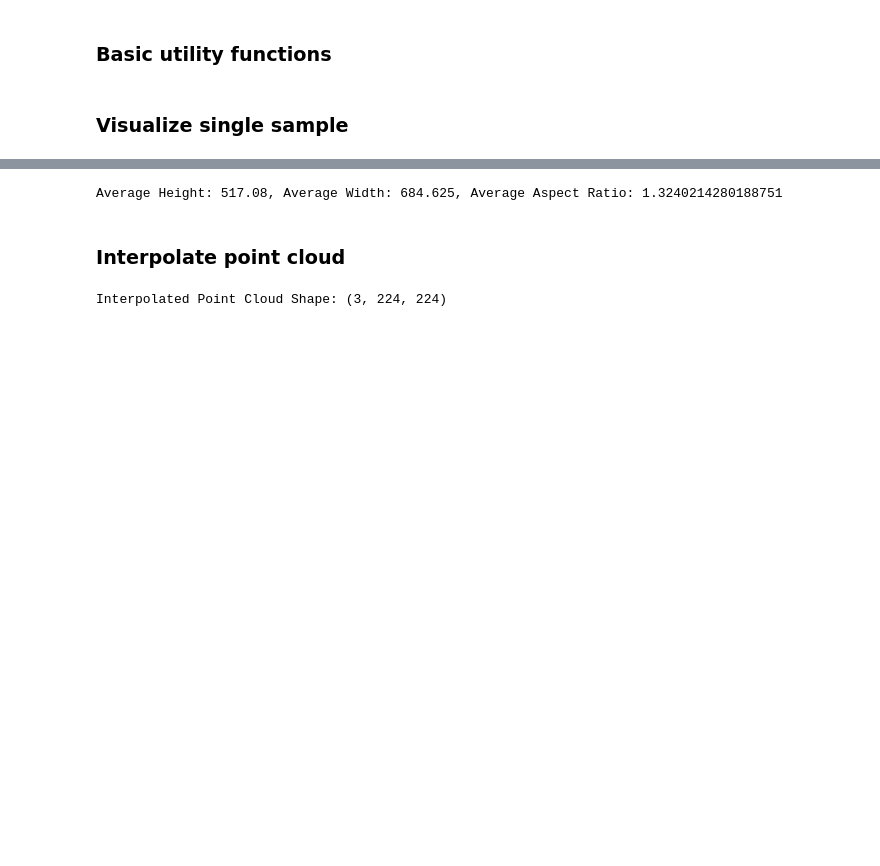
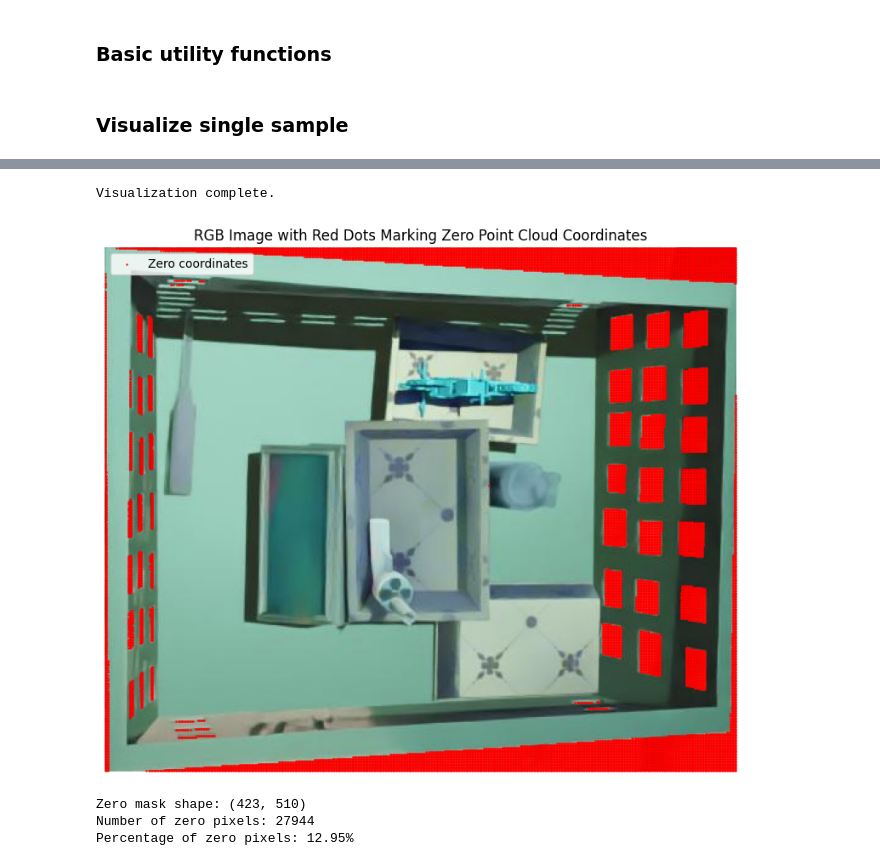
Before and after one commit to havrylovv/vision3d, a Jupyter notebook: data_exploration.ipynb, the cells around one changed output, grey strips where cells are left out. Cells and saved outputs as stored; diff of their text form; code cells hidden in the pictures; blank space fills up the shorter version.

```diff
--- a/data_exploration.ipynb
+++ b/data_exploration.ipynb
@@ -347,27 +217,35 @@ plot_aspect_ratio_histogram(resolutions, bins=20)
-# %%
-# calculate avera H, W and aspect ratio
-averate_height = np.mean(resolutions[:, 1])
-average_width = np.mean(resolutions[:, 0])
-average_aspect_ratio = average_width / averate_height
-
-print(f"Average Height: {averate_height}, Average Width: {average_width}, Average Aspect Ratio: {average_aspect_ratio}")
-# %% [output]
-Average Height: 517.08, Average Width: 684.625, Average Aspect Ratio: 1.3240214280188751
-# %% [markdown]
-### Interpolate point cloud
-# %%
-def interpolate_point_cloud(pc, target_size=(224, 224)):
-    """Interpolate a point cloud to a fixed size."""
-
-    pc = torch.tensor(pc).unsqueeze(0)
-    pc_interp = F.interpolate(pc, size=target_size, mode='bilinear', align_corners=False)
-    return pc_interp.squeeze(0).numpy()
-
-
-pc_interpolated = interpolate_point_cloud(pc3d, target_size=(224, 224))
-print(f"Interpolated Point Cloud Shape: {pc_interpolated.shape}")
-
-# visualize the interpolated point cloud
-visualize_pointcloud(pc_interpolated, downsample_factor=2)
-# %% [output]
-Interpolated Point Cloud Shape: (3, 224, 224)
+# %%
+# Example usage
+visualize(points=pc3d, bboxes=bbox3d, downsample_factor=7, enumerate_bboxes=True, enumerate_corners=True)
+print("Visualization complete.")
+# %% [output]
+Visualization complete.
+# %%
+# Create a mask for pixels where all three coordinates are 0
+zero_mask = np.all(pc3d == 0, axis=0)  # Shape: (H, W)
+
+# Create a visualization showing the zero pixels
+fig, ax = plt.subplots(1, 1, figsize=(12, 8))
+
+# Show the RGB image as background
+ax.imshow(rgb_image)
+
+# Find coordinates where all three coords are 0
+zero_y, zero_x = np.where(zero_mask)
+
+# Plot red dots where all coordinates are zero
+ax.scatter(zero_x, zero_y, c='red', s=1, alpha=0.7, label='Zero coordinates')
+
+ax.set_title('RGB Image with Red Dots Marking Zero Point Cloud Coordinates')
+ax.legend()
+ax.axis('off')
+plt.show()
+
+print(f"Zero mask shape: {zero_mask.shape}")
+print(f"Number of zero pixels: {np.sum(zero_mask)}")
+print(f"Percentage of zero pixels: {np.sum(zero_mask) / zero_mask.size * 100:.2f}%")
+# %% [output]
+[figure, added]
+Zero mask shape: (423, 510)
+Number of zero pixels: 27944
+Percentage of zero pixels: 12.95%
```
Also changed, not shown: parts of 12 cells of this notebook.
